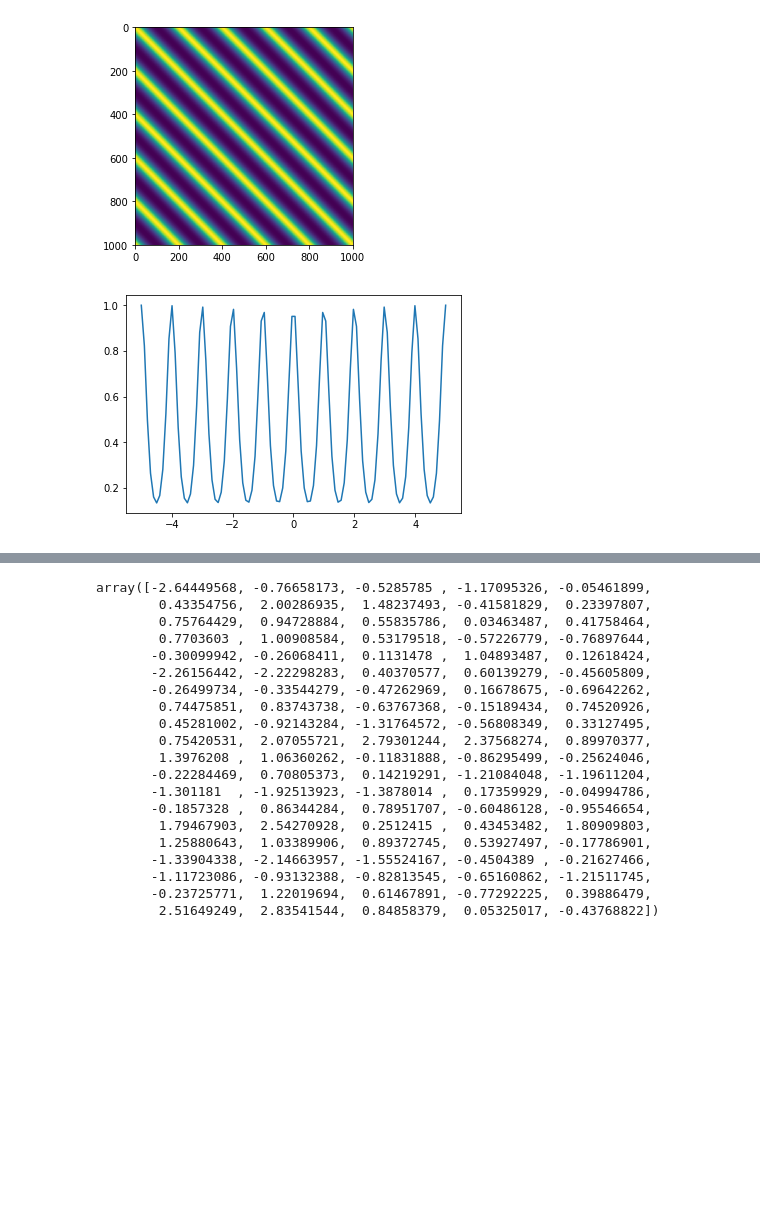
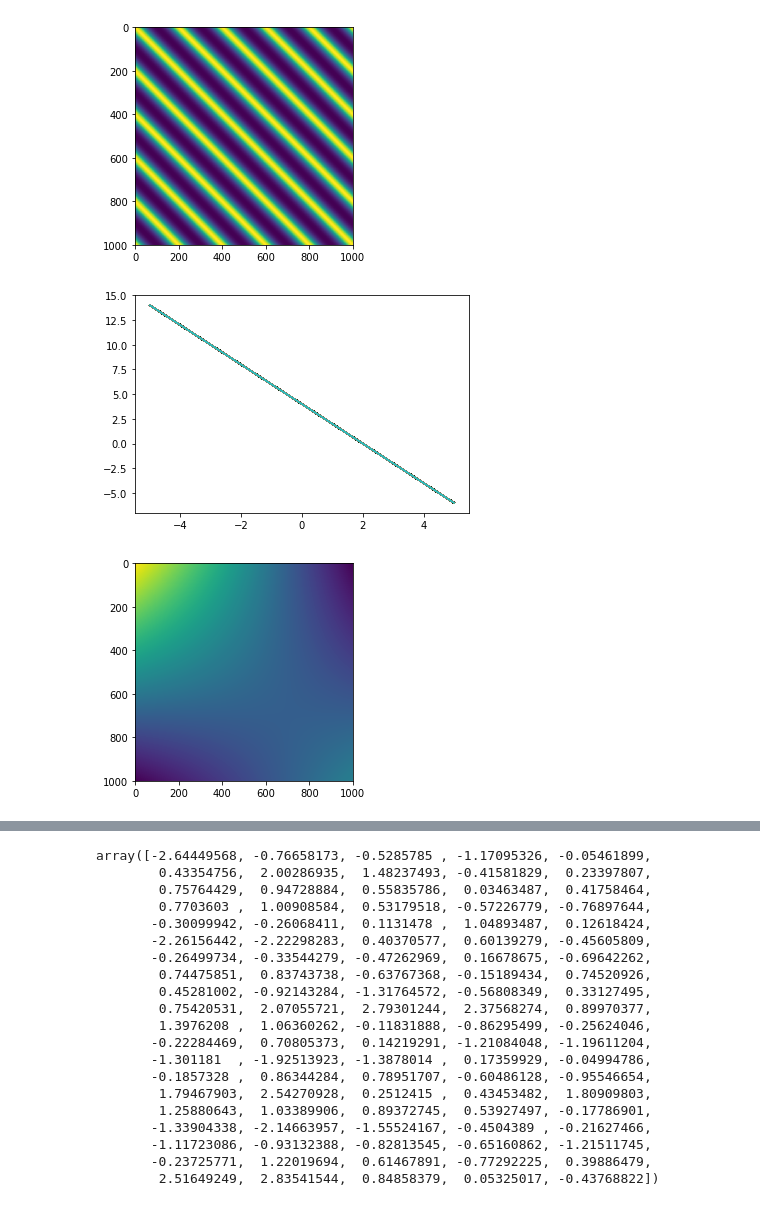
Before and after one commit to dgradovich/bopt, a Jupyter notebook: Bayesian Optimisation .ipynb, the cells around one changed output, grey strips where cells are left out. Cells and saved outputs as stored; diff of their text form; code cells hidden in the pictures; blank space fills up the shorter version.

```diff
--- a/Bayesian Optimisation .ipynb
+++ b/Bayesian Optimisation .ipynb
@@ -85,7 +149,8 @@ plot_kernel(periodic_kernel, data, {"sd": 1., "lengthscale": 1., "period": 2.})
 # %% [output]
 [figure]
 [figure]
-# %%
-plt.plot(data,kernel_vals);plt.show()
-# %% [output]
-[figure, removed]
+# %%
+plot_kernel(linear_kernel, data, {"sd": 1., "offset": 2.})
+# %% [output]
+[figure, added]
+[figure, added]
```
Also changed, not shown: parts of 36 cells of this notebook.
